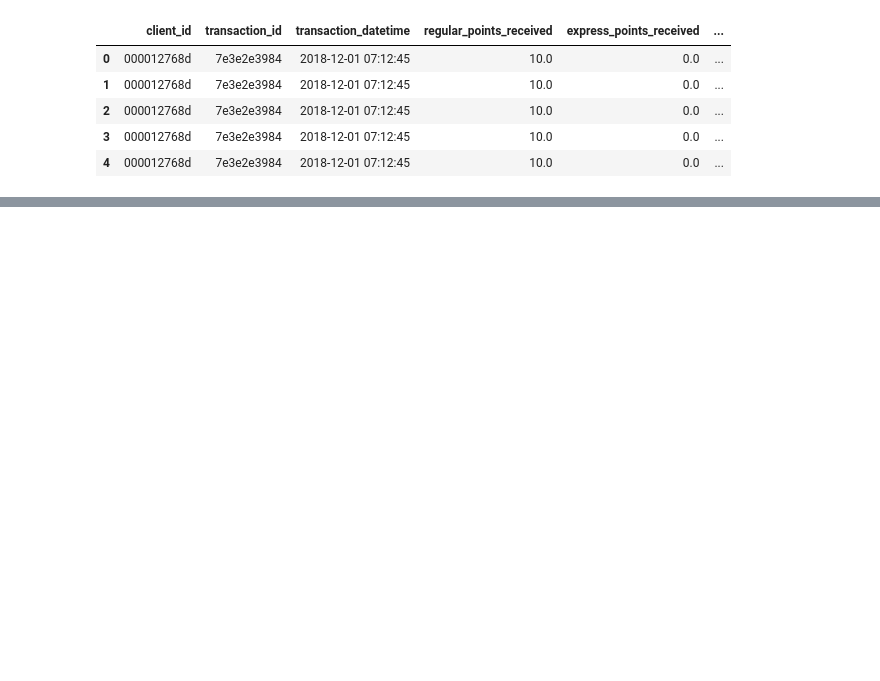
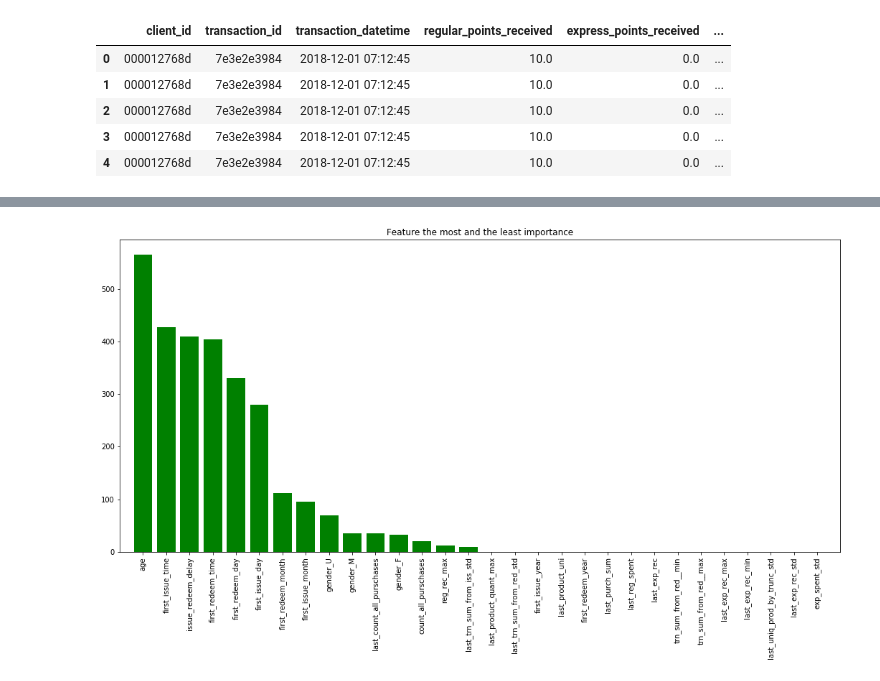
Before and after one commit to maximenkooo/UpliftModeling, a Jupyter notebook: UpliftModeling.ipynb, the cells around one changed output, grey strips where cells are left out. Drawn from its saved outputs; the diff is of its cells as text; code cells hidden in the pictures; blank space fills up the shorter version.

```diff
--- a/UpliftModeling.ipynb
+++ b/UpliftModeling.ipynb
@@ -408,2 +545,0 @@ diffs = diff_betw_trans(df_purchases)
-# %%
-df_features = df_features.join(pandas.Series(diffs,name='mean_diffs_tranc'))
@@ -435,7 +561,7 @@ indices_train = df_train.index
 indices_test = df_test.index
 indices_learn, indices_valid = train_test_split(df_train.index, test_size=0.3, random_state=123)
 
-model=GradientBoostingClassifier()
+model=LGBMClassifier()
 X_train=df_features.loc[indices_learn, :].fillna(0).values
 treatment_train=df_train.loc[indices_learn, 'treatment_flg'].values
 target_train=df_train.loc[indices_learn, 'target'].values
@@ -446,4 +572,3 @@ X_treatment, y_treatment = X_train[treatment_train == 1, :], target_train[treatm
 X_control, y_control = X_train[treatment_train == 0, :], target_train[treatment_train == 0]
 model_treatment = clone(model).fit(X_treatment, y_treatment)
 model_control = clone(model).fit(X_control, y_control)
-eli5.explain_weights(model_control, feature_names = list(df_features.columns))
@@ -468,17 +574,0 @@ eli5.explain_weights(model_control, feature_names = list(df_features.columns))
-# %%
-indices_train = df_train.index
-indices_test = df_test.index
-indices_learn, indices_valid = train_test_split(df_train.index, test_size=0.3, random_state=123)
-
-model=GradientBoostingClassifier()
-X_train=df_features.loc[indices_learn, :].fillna(0).values
-treatment_train=df_train.loc[indices_learn, 'treatment_flg'].values
-target_train=df_train.loc[indices_learn, 'target'].values
-X_test=df_features.loc[indices_valid, :].fillna(0).values
-
-# model, X_train, treatment_train, target_train, X_test =
-X_treatment, y_treatment = X_train[treatment_train == 1, :], target_train[treatment_train == 1]
-X_control, y_control = X_train[treatment_train == 0, :], target_train[treatment_train == 0]
-model_treatment = clone(model).fit(X_treatment, y_treatment)
-model_control = clone(model).fit(X_control, y_control)
-eli5.explain_weights(model_control, feature_names = list(df_features.columns))
@@ -502,0 +595,8 @@ eli5.explain_weights(model_control, feature_names = list(df_features.columns))
+# %%
+feat_imp_c = model_treatment.feature_importances_
+feat_imp_tr = model_control.feature_importances_
+
+feat_names = df_features.columns
+
+feats_dict_c = dict(zip(df_features.columns, feat_imp_c))
+feats_dict_tr = dict(zip(df_features.columns, feat_imp_tr))
@@ -502,0 +606,12 @@ eli5.explain_weights(model_control, feature_names = list(df_features.columns))
+# %%
+feat_names = df_features.columns
+indices_c = np.concatenate([np.argsort(feat_imp_c)[::-1][:15],np.argsort(feat_imp_c)[::-1][-15:]])
+
+plt.figure(figsize=(18,8))
+plt.title("Feature the most and the least importance")
+plt.bar(range(len(indices_c)), feat_imp_c[indices_c], color="g", align="center")
+plt.xticks(range(len(indices_c)), feat_names[indices_c], rotation='vertical')
+plt.xlim([-1, len(indices_c)])
+plt.show()
+# %% [output]
+[figure, added]
```
Also changed, not shown: parts of 72 cells of this notebook.
